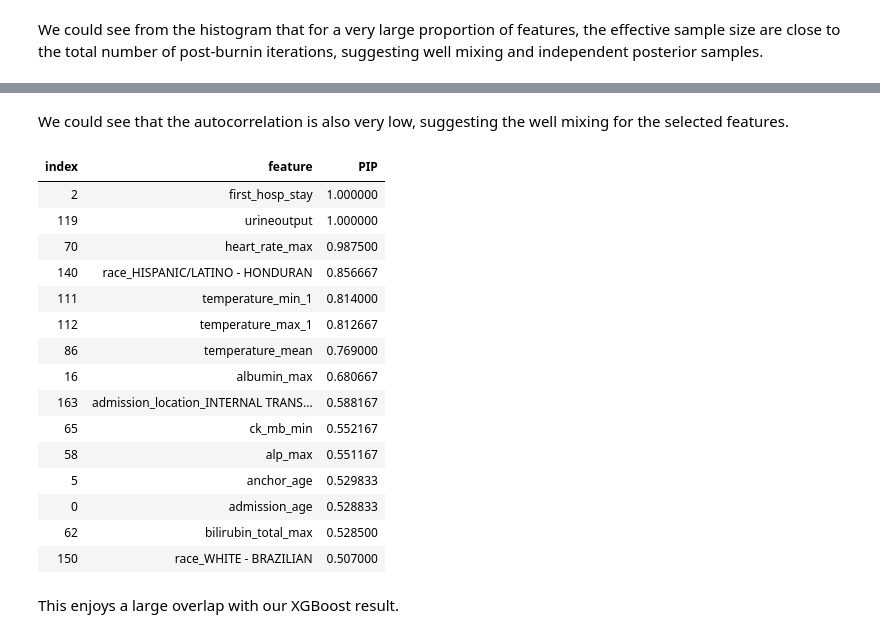
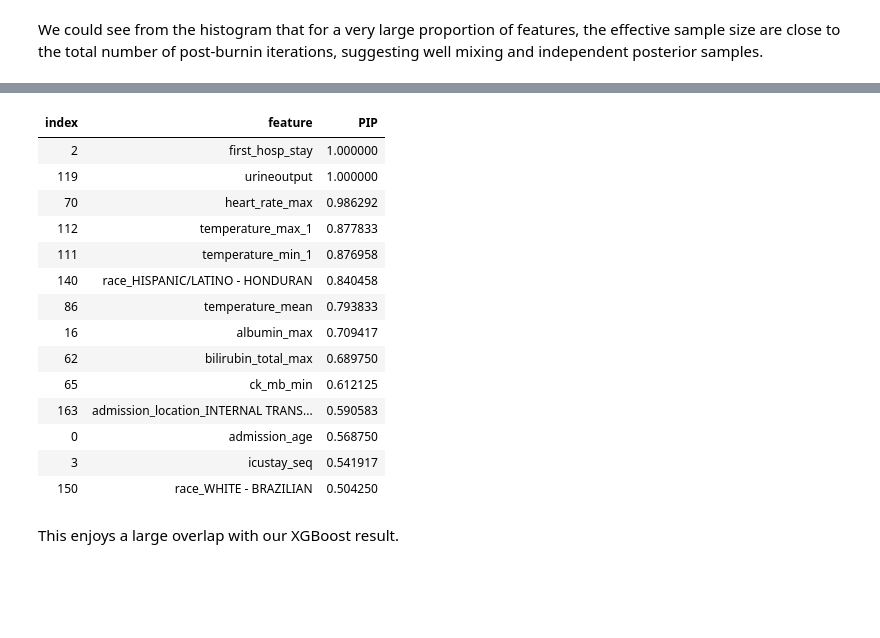
Before and after one commit to PatrickTangwen/BIS638_Database_Group, a Jupyter notebook: Bayesian_selection.ipynb, the cells around one changed output, grey strips where cells are left out. Drawn from its saved outputs; the diff is of its cells as text; code cells hidden in the pictures; blank space fills up the shorter version.

```diff
--- a/Bayesian_selection.ipynb
+++ b/Bayesian_selection.ipynb
@@ -255,19 +255,31 @@ scaler = StandardScaler()
 X_train_scaled = scaler.fit_transform(X_train)
 X_test_scaled  = scaler.transform(X_test)
 # %%
-# run model with uninformative prior
-sample_dict = run_mcmc_pg_hier(
-    X_train_scaled, y_train, ids_train,
-    sigma0=10,
-    n_iter=8000,
-    burn_in=2000,
-    a0=0.001, b0=0.001,
-    seed=111
-)
+# run model with uninformative prior for 4 different chains
+n_chains = 4
+seeds = [111, 199, 204, 421]
 
-B_samples = sample_dict["B"]
-Z_samples = sample_dict["Z"]
-sigma2_samples = sample_dict["sigma2_b"]
+B_list = []
+Z_list = []
+sigma2_list = []
+
+for sd in seeds:
+    sample_dict = run_mcmc_pg_hier(
+        X_train_scaled, y_train, ids_train,
+        sigma0=10,
+        n_iter=8000,
+        burn_in=2000,
+        a0=0.001, b0=0.001,
+        seed=sd
+    )
+    B_list.append(sample_dict["B"])
+    Z_list.append(sample_dict["Z"])
+    sigma2_list.append(sample_dict["sigma2_b"])
+
+# stack the results to the form of chain
+B_samples = np.stack(B_list, axis=0)
+Z_samples = np.stack(Z_list, axis=0)
+sigma2_samples = np.stack(sigma2_list, axis=0)
 # %% [output]
 iter = 1000 / 8000
 iter = 2000 / 8000
@@ -340,39 +335,36 @@ plt.show()
-# %% [markdown]
-We could see that the autocorrelation is also very low, suggesting the well mixing for the selected features.
 # %%
-# compute the posterior inclusion probability
-pip_all = Z_samples.mean(axis=0)
+# average over chains to compute the posterior inclusion probability
+pip_all = Z_samples.mean(axis=(0, 1))
 
 # extract the important features suggested by the model
 feature_idx = np.where(pip_all > 0.5)[0]
 feature_names_np = np.array(feature_names)
 
 pip_table = pd.DataFrame({
     "index": feature_idx,
     "feature": feature_names_np[feature_idx],
     "PIP": pip_all[feature_idx]
 })
 
 pip_table = pip_table.sort_values("PIP", ascending=False).reset_index(drop=True)
 
 pip_table.style.hide(axis="index")
 # %% [output]
 | index | feature | PIP |
 | 2 | first_hosp_stay | 1.000000 |
 | 119 | urineoutput | 1.000000 |
-| 70 | heart_rate_max | 0.987500 |
-| 140 | race_HISPANIC/LATINO - HONDURAN | 0.856667 |
-| 111 | temperature_min_1 | 0.814000 |
-| 112 | temperature_max_1 | 0.812667 |
-| 86 | temperature_mean | 0.769000 |
-| 16 | albumin_max | 0.680667 |
-| 163 | admission_location_INTERNAL TRANS... | 0.588167 |
-| 65 | ck_mb_min | 0.552167 |
-| 58 | alp_max | 0.551167 |
-| 5 | anchor_age | 0.529833 |
-| 0 | admission_age | 0.528833 |
-| 62 | bilirubin_total_max | 0.528500 |
-| 150 | race_WHITE - BRAZILIAN | 0.507000 |
+| 70 | heart_rate_max | 0.986292 |
+| 112 | temperature_max_1 | 0.877833 |
+| 111 | temperature_min_1 | 0.876958 |
+| 140 | race_HISPANIC/LATINO - HONDURAN | 0.840458 |
+| 86 | temperature_mean | 0.793833 |
+| 16 | albumin_max | 0.709417 |
+| 62 | bilirubin_total_max | 0.689750 |
+| 65 | ck_mb_min | 0.612125 |
+| 163 | admission_location_INTERNAL TRANS... | 0.590583 |
+| 0 | admission_age | 0.568750 |
+| 3 | icustay_seq | 0.541917 |
+| 150 | race_WHITE - BRAZILIAN | 0.504250 |
 # %% [markdown]
 This enjoys a large overlap with our XGBoost result.
 # %%
```
Also changed, not shown: parts of 4 cells of this notebook.
